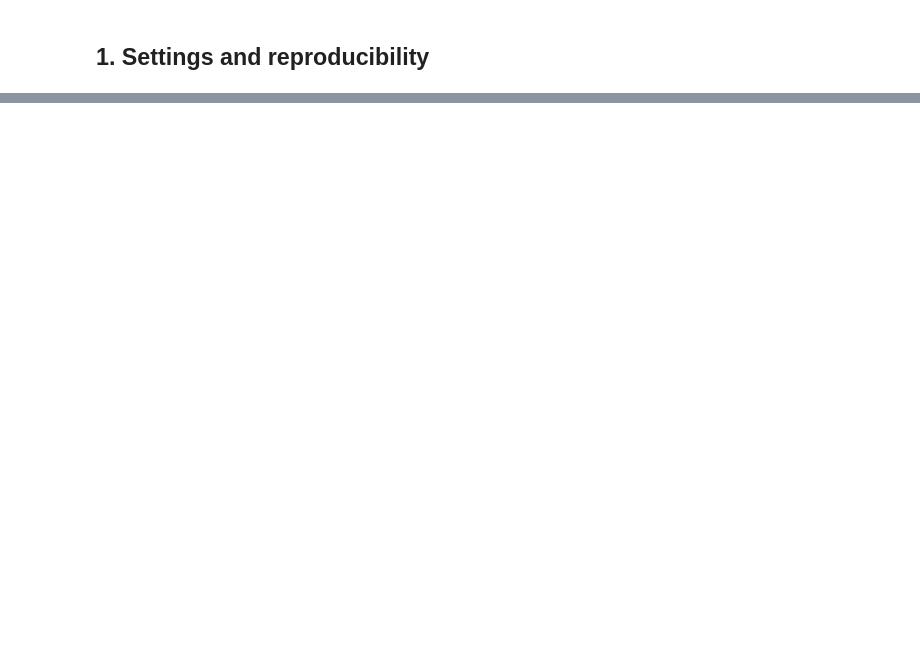
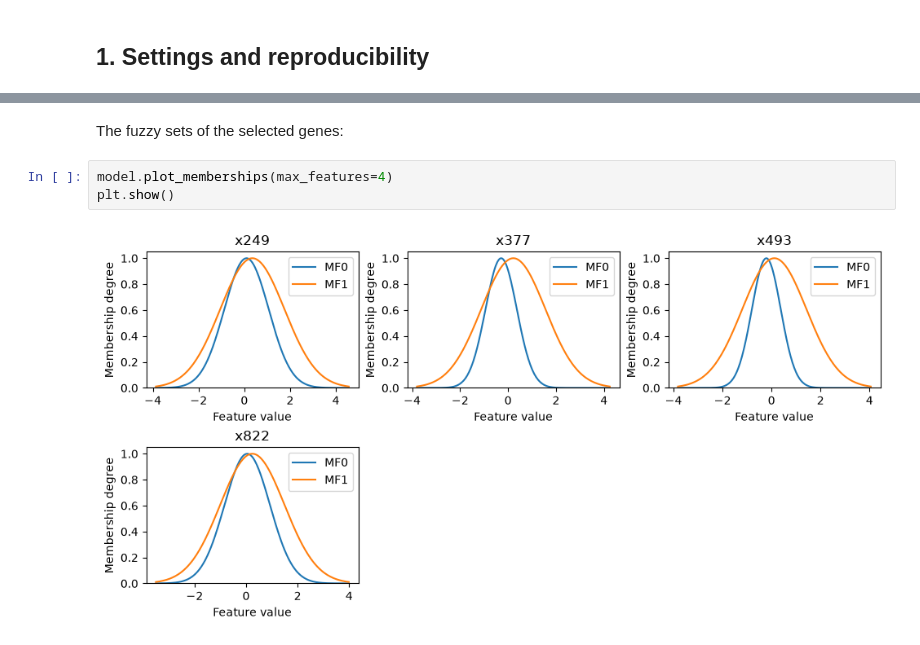
Before and after one commit to dcruzf/highFIS, a Jupyter notebook: examples/notebooks/dgaletsk_2023.ipynb, the cells around one changed output, grey strips where cells are left out. Saved outputs shown, nothing was run; the diff lists cells and outputs as text; blank space fills up the shorter version.

```diff
--- a/examples/notebooks/dgaletsk_2023.ipynb
+++ b/examples/notebooks/dgaletsk_2023.ipynb
@@ -195,0 +150,7 @@ cpu           : Intel(R) Core(TM) Ultra 7 258V
+# %% [markdown]
+The fuzzy sets of the selected genes:
+# %%
+model.plot_memberships(max_features=4)
+plt.show()
+# %% [output]
+[figure, added]
```
Also changed, not shown: parts of 46 cells of this notebook, 4 other files.
